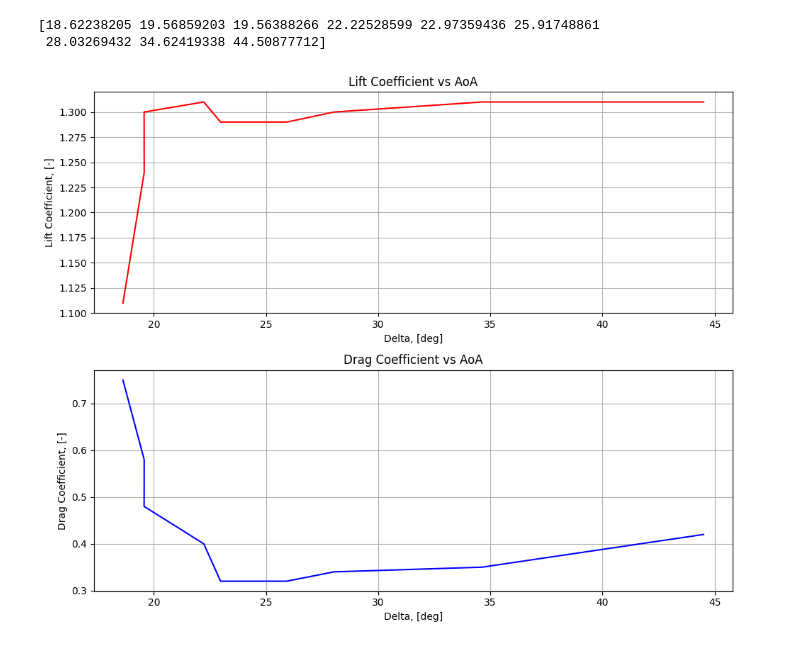
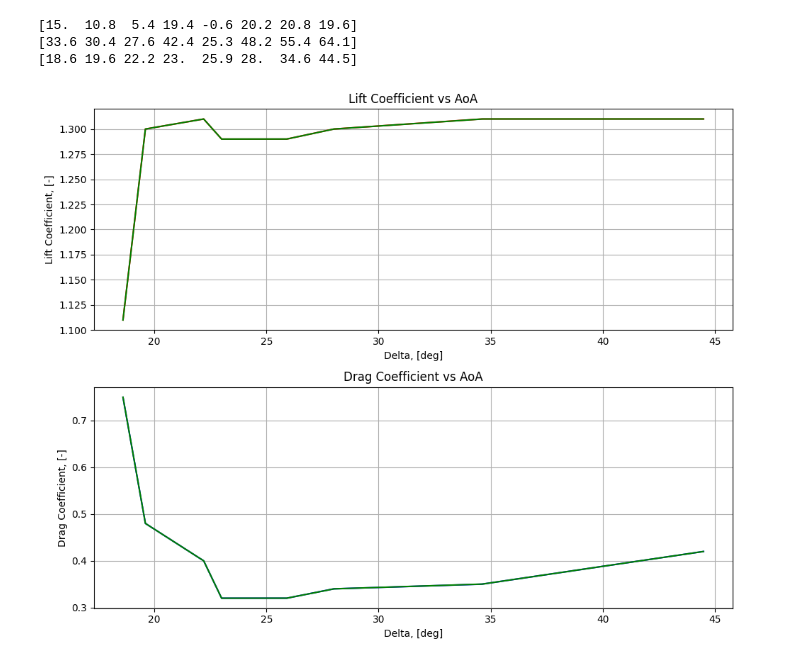
Before and after one commit to rimaz04/Honours-Project, a Jupyter notebook: Notebook.ipynb, the cells around one changed output. Cells and saved outputs as stored; diff of their text form; code cells hidden in the pictures.

```diff
--- a/Notebook.ipynb
+++ b/Notebook.ipynb
@@ -1,45 +1,67 @@
 # %%
 import numpy as np
+import scipy as sp
 import matplotlib.pyplot as plt
 
-n_nodes = 9
+n_nodes = 8
 max_wind = 13
 
 # Define wind speed
 v_wind = np.ones(n_nodes) * max_wind
 
 # Define the tangential component
-u_r = np.array([19.55, 16.90, 22.19, 24.84, 14.25, 27.48, 11.61, 8.96, 6.31])
+u_r = np.array([19.55, 22.19, 24.84, 14.25, 27.48, 11.61, 8.96, 6.31])
 
 # Define angles
-alpha = np.array([15.0, 18.0, 10.8, 5.4, 19.4, -0.60, 20.20, 20.80, 19.60])
-beta = np.degrees(np.arctan2(v_wind, u_r))
+alpha = np.array([15.0, 10.8, 5.4, 19.4, -0.60, 20.20, 20.80, 19.60])
+beta = np.degrees(np.arctan2(v_wind, u_r)).round(1)
 delta = beta - alpha
 
+print(alpha)
+print(beta)
 print(delta)
 
 # Define aerodynamic coefficients
-cl_list = np.array([1.11, 1.24, 1.30, 1.31, 1.29, 1.29, 1.30, 1.31, 1.31])
-cw_list = np.array([0.75, 0.58, 0.48, 0.40, 0.32, 0.32, 0.34, 0.35, 0.42])
+cl_list = np.array([1.11, 1.30, 1.31, 1.29, 1.29, 1.30, 1.31, 1.31])
+cw_list = np.array([0.75, 0.48, 0.40, 0.32, 0.32, 0.34, 0.35, 0.42])
+
+# Interpolate the aerodynamic coefficients
+
+cl_cubic = sp.interpolate.interp1d(x=delta, y=cl_list, kind='linear')
+cw_cubic = sp.interpolate.interp1d(x=delta, y=cw_list, kind='linear')
+
+# Regression to get the aerodynamic coefficients
+
+# cl_cubic = np.poly1d(np.polyfit(delta, cl_list, 5))
+# cw_cubic = np.poly1d(np.polyfit(delta, cw_list, 5))
+
+delta_test = np.arange(np.min(delta), np.max(delta), 0.01)
+cl_test = cl_cubic(delta_test)
+cw_test = cw_cubic(delta_test)
 
 # Plotting
 fig, ax = plt.subplots(2, 1, figsize=(10, 8))
 
 ax[0].plot(delta, cl_list, 'r')
+ax[0].plot(delta_test, cl_test, 'g')
+# ax[0].plot(delta_test, cl_cubic(delta_test), 'b')
 ax[0].set_title('Lift Coefficient vs AoA')
 ax[0].set_xlabel('Delta, [deg]')
 ax[0].set_ylabel('Lift Coefficient, [-]')
 ax[0].grid()
 
 ax[1].plot(delta, cw_list, 'b')
+ax[1].plot(delta_test, cw_test, 'g')
+# ax[1].plot(delta_test, cw_cubic(delta_test), 'r')
 ax[1].set_title('Drag Coefficient vs AoA')
 ax[1].set_xlabel('Delta, [deg]')
 ax[1].set_ylabel('Drag Coefficient, [-]')
 ax[1].grid()
 
 plt.tight_layout()
 plt.show()
 # %% [output]
-[18.62238205 19.56859203 19.56388266 22.22528599 22.97359436 25.91748861
- 28.03269432 34.62419338 44.50877712]
+[15.  10.8  5.4 19.4 -0.6 20.2 20.8 19.6]
+[33.6 30.4 27.6 42.4 25.3 48.2 55.4 64.1]
+[18.6 19.6 22.2 23.  25.9 28.  34.6 44.5]
-[figure, old version]
+[figure, new version]
```
Also changed, not shown: 1 other file.
